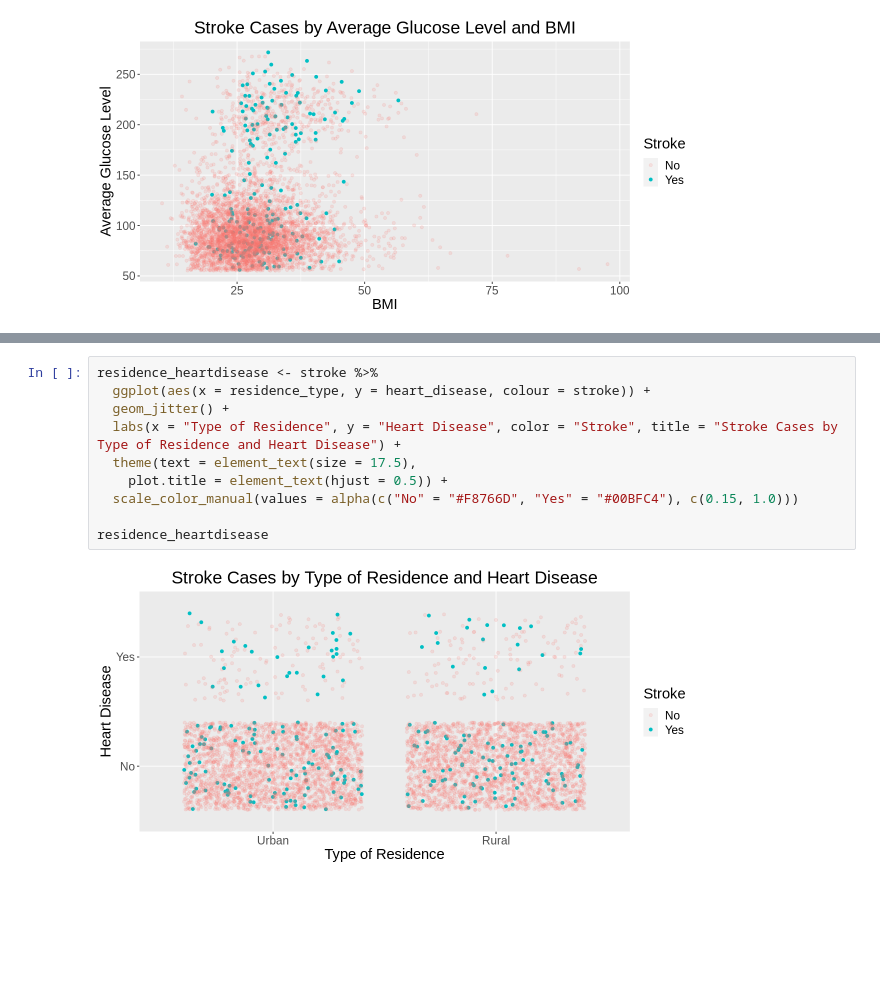
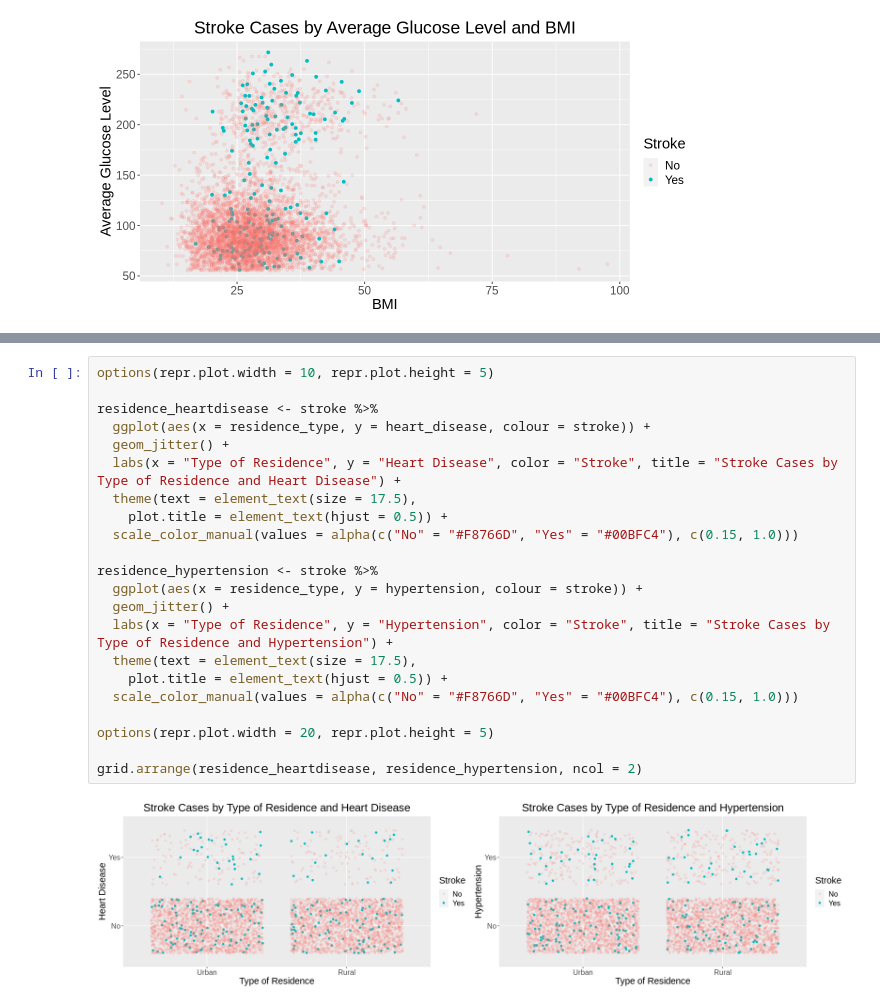
Before and after one commit to 21chanas3/dsci100-group73, a Jupyter notebook: Analysis_only_code.ipynb, the cells around one changed output, grey strips where cells are left out. Drawn from its saved outputs; the diff is of its cells as text; blank space fills up the shorter version.

Commit message:
added text

```diff
--- a/Analysis_only_code.ipynb
+++ b/Analysis_only_code.ipynb
@@ -362,12 +379,24 @@ glucose_heartdisease
 # %%
+options(repr.plot.width = 10, repr.plot.height = 5)
+
 residence_heartdisease <- stroke %>%
   ggplot(aes(x = residence_type, y = heart_disease, colour = stroke)) +
   geom_jitter() +
   labs(x = "Type of Residence", y = "Heart Disease", color = "Stroke", title = "Stroke Cases by Type of Residence and Heart Disease") +
   theme(text = element_text(size = 17.5),
     plot.title = element_text(hjust = 0.5)) +
   scale_color_manual(values = alpha(c("No" = "#F8766D", "Yes" = "#00BFC4"), c(0.15, 1.0)))
 
-residence_heartdisease
+residence_hypertension <- stroke %>%
+  ggplot(aes(x = residence_type, y = hypertension, colour = stroke)) +
+  geom_jitter() +
+  labs(x = "Type of Residence", y = "Hypertension", color = "Stroke", title = "Stroke Cases by Type of Residence and Hypertension") +
+  theme(text = element_text(size = 17.5),
+    plot.title = element_text(hjust = 0.5)) +
+  scale_color_manual(values = alpha(c("No" = "#F8766D", "Yes" = "#00BFC4"), c(0.15, 1.0)))
+
+options(repr.plot.width = 20, repr.plot.height = 5)
+
+grid.arrange(residence_heartdisease, residence_hypertension, ncol = 2)
 # %% [output]
-[figure, old version]
+[figure, new version]
```
Also changed, not shown: parts of 27 cells of this notebook.
